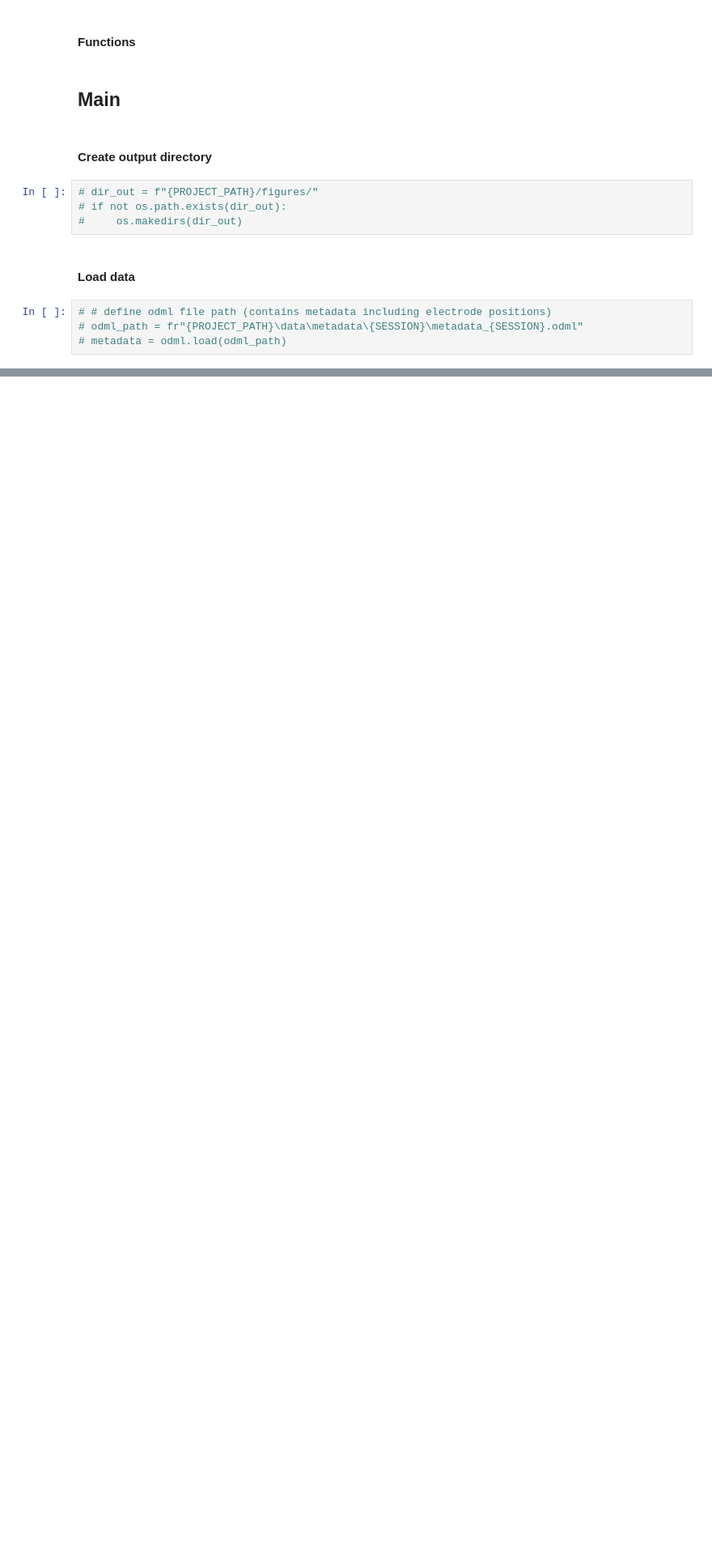
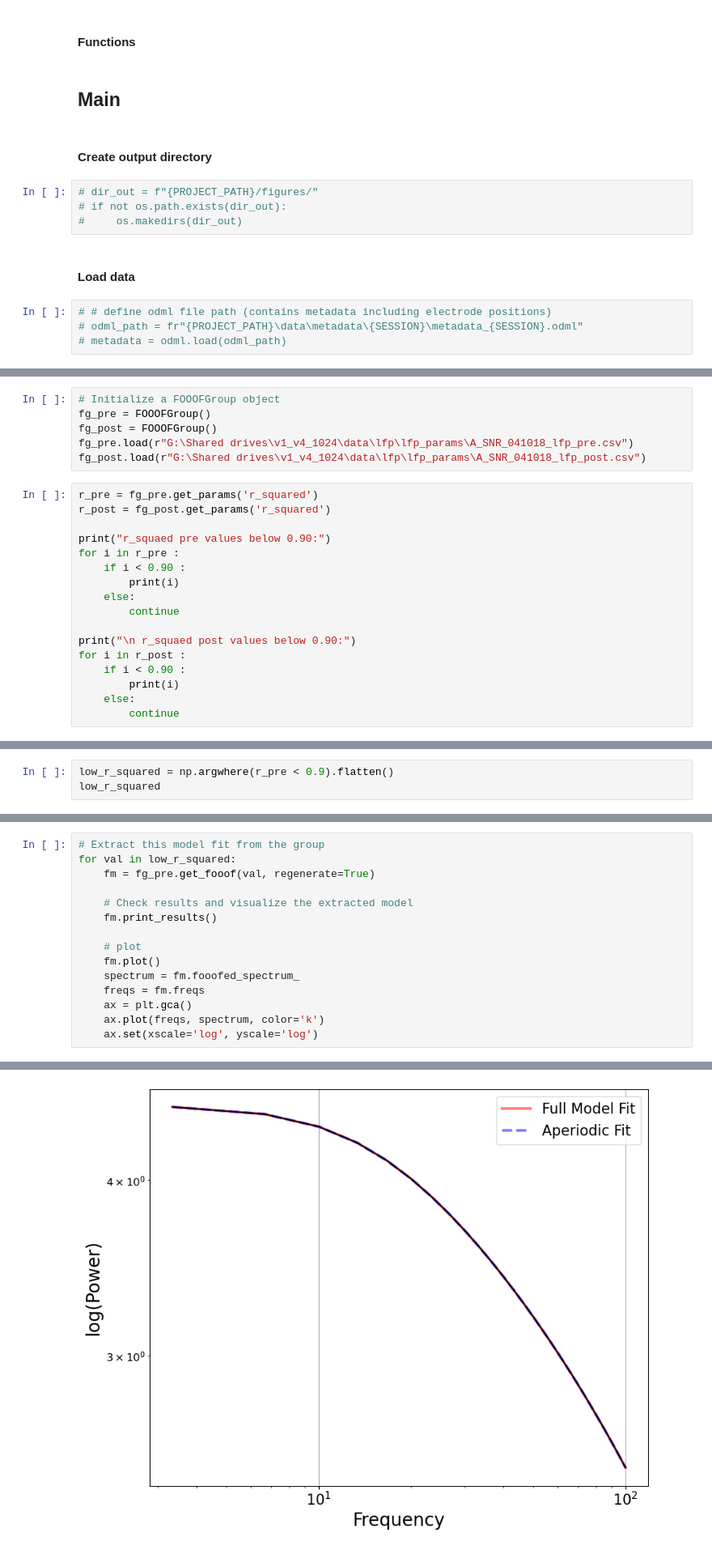
Before and after one commit to voytekresearch/v1_v4_1024_elec, a Jupyter notebook: notebooks/worst_fit.ipynb, the cells around one changed output, grey strips where cells are left out. Shown at 81% size. Cells and saved outputs as stored; diff of their text form; blank space fills up the shorter version.

Commit message:
plot worst fit channels psd

```diff
--- a/notebooks/worst_fit.ipynb
+++ b/notebooks/worst_fit.ipynb
@@ -45,0 +62,23 @@ FS = 500 # sampling frequency
+# %%
+# Initialize a FOOOFGroup object
+fg_pre = FOOOFGroup()
+fg_post = FOOOFGroup()
+fg_pre.load(r"G:\Shared drives\v1_v4_1024\data\lfp\lfp_params\A_SNR_041018_lfp_pre.csv")
+fg_post.load(r"G:\Shared drives\v1_v4_1024\data\lfp\lfp_params\A_SNR_041018_lfp_post.csv")
+# %%
+r_pre = fg_pre.get_params('r_squared')
+r_post = fg_post.get_params('r_squared')
+
+print("r_squaed pre values below 0.90:")
+for i in r_pre :
+    if i < 0.90 :
+        print(i)
+    else:
+        continue
+
+print("\n r_squaed post values below 0.90:")
+for i in r_post :
+    if i < 0.90 :
+        print(i)
+    else:
+        continue
@@ -45,0 +97,3 @@ FS = 500 # sampling frequency
+# %%
+low_r_squared = np.argwhere(r_pre < 0.9).flatten()
+low_r_squared
@@ -45,0 +114,16 @@ FS = 500 # sampling frequency
+# %%
+# Extract this model fit from the group
+for val in low_r_squared:
+    fm = fg_pre.get_fooof(val, regenerate=True)
+
+    # Check results and visualize the extracted model
+    fm.print_results()
+
+    # plot
+    fm.plot()
+    spectrum = fm.fooofed_spectrum_
+    freqs = fm.freqs
+    ax = plt.gca()
+    ax.plot(freqs, spectrum, color='k')
+    ax.set(xscale='log', yscale='log')
+# %% [output]
@@ -45,0 +147 @@ FS = 500 # sampling frequency
+[figure, added]
```
Also changed, not shown: parts of 20 cells of this notebook.
